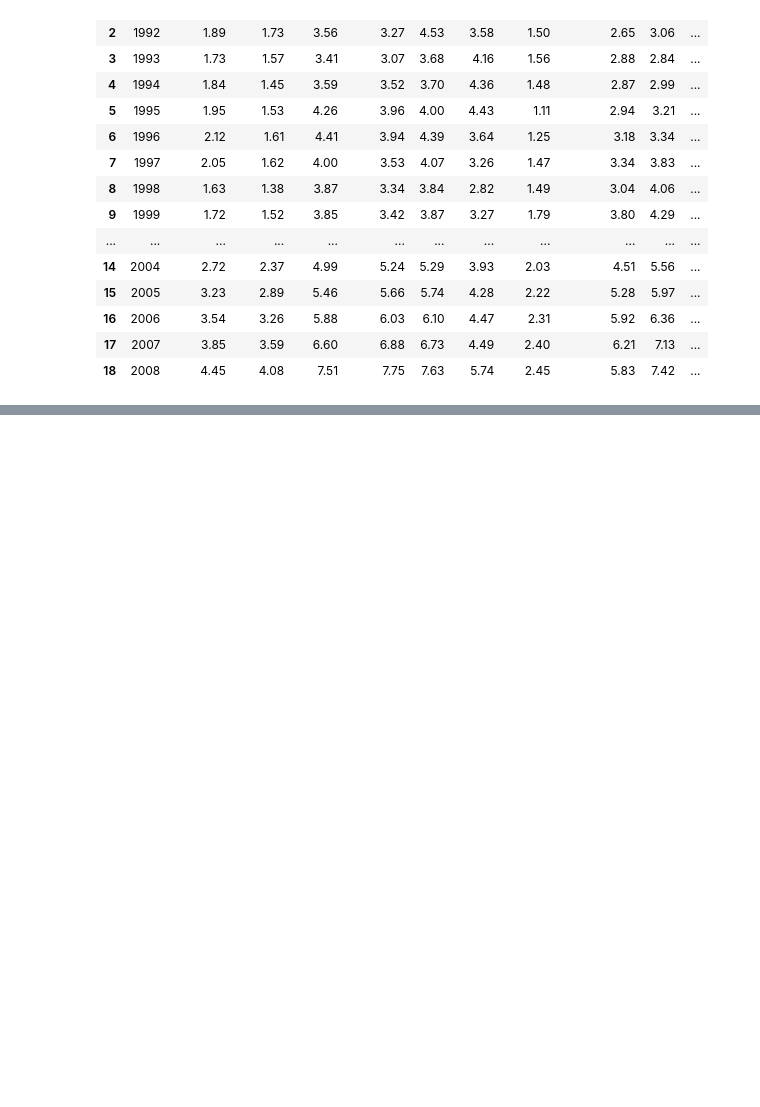
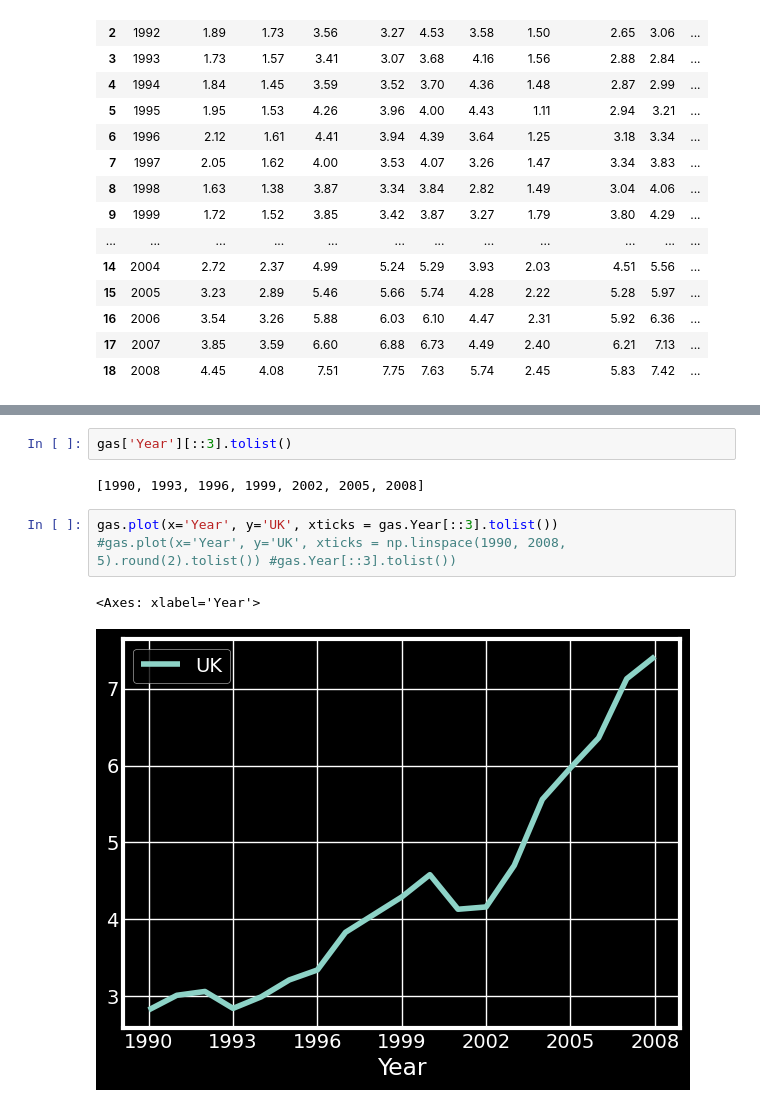
Before and after one commit to RaisulislamRimon/data-science-notes, a Jupyter notebook: module_8/module_8_class/class_2/2_project_data_visualization_pandas.ipynb, the cells around one changed output, grey strips where cells are left out. Cells and saved outputs as stored; diff of their text form; blank space fills up the shorter version.

```diff
--- a/module_8/module_8_class/class_2/2_project_data_visualization_pandas.ipynb
+++ b/module_8/module_8_class/class_2/2_project_data_visualization_pandas.ipynb
@@ -614,0 +707,10 @@ gas
+# %%
+gas['Year'][::3].tolist()
+# %% [output]
+[1990, 1993, 1996, 1999, 2002, 2005, 2008]
+# %%
+gas.plot(x='Year', y='UK', xticks = gas.Year[::3].tolist())
+#gas.plot(x='Year', y='UK', xticks = np.linspace(1990, 2008, 5).round(2).tolist()) #gas.Year[::3].tolist())
+# %% [output]
+<Axes: xlabel='Year'>
+[figure, added]
```
Also changed, not shown: parts of 28 cells of this notebook, 1 other file.
